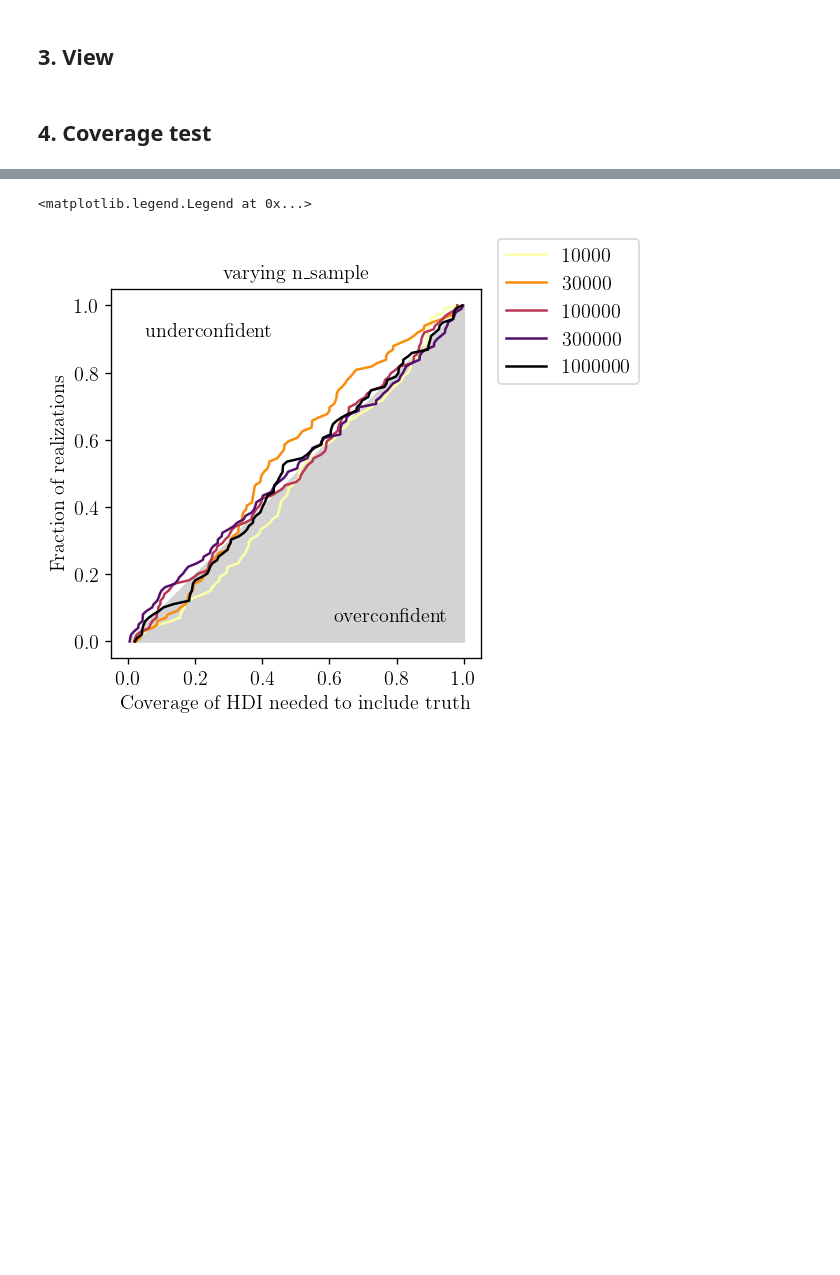
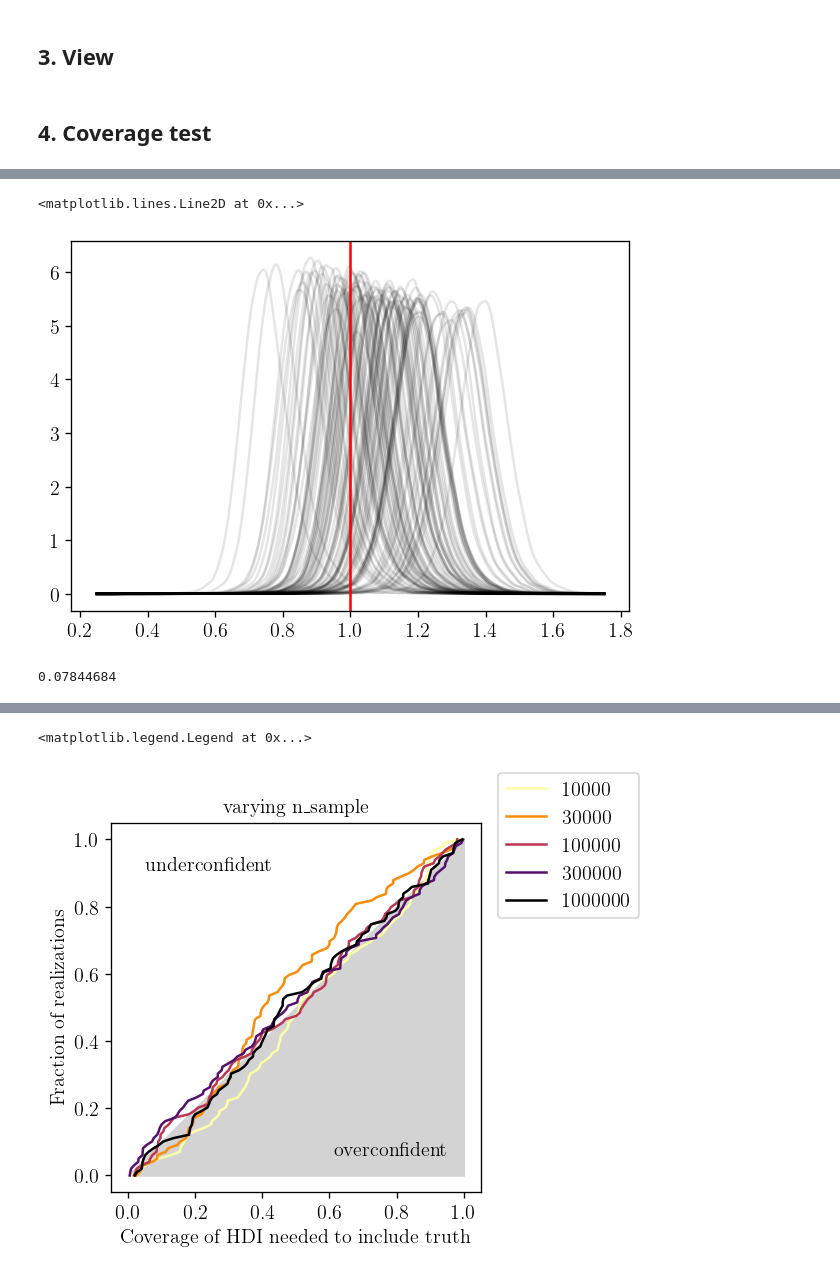
Before and after one commit to smsharma/fermi-prob-prog, a Jupyter notebook: notebooks/12_poissonian_simulations.ipynb, the cells around one changed output, grey strips where cells are left out. Saved outputs shown, nothing was run; the diff lists cells and outputs as text; code cells hidden in the pictures; blank space fills up the shorter version.

```diff
--- a/notebooks/12_poissonian_simulations.ipynb
+++ b/notebooks/12_poissonian_simulations.ipynb
@@ -225,0 +227,27 @@ axs[1].text(0.05, 0.95, 'underconfident', ha='left', va='top');
+# %%
+fig, ax = plt.subplots()
+
+sample_fns = [fn for fn in os.listdir(run_dir) if fn.startswith('sample')]
+
+for fn in tqdm(sample_fns):
+    sk = k if k != 'S_pib' else 'S_dif'
+    s = pickle.load(open(f"{run_dir}/{fn}", 'rb'))
+    samples = np.array(s[sk])
+    kde = stats.gaussian_kde(samples)
+    val_s = np.linspace(0.25, 1.75, 1000)
+    ax.plot(val_s, kde(val_s), color='k', alpha=0.1)
+ax.axvline(true_val, color='red')
+# %% [output]
+<matplotlib.lines.Line2D at 0x...>
+[figure, added]
+# %%
+sample_fns = [fn for fn in os.listdir(run_dir) if fn.startswith('sample')]
+std_s = []
+for fn in tqdm(sample_fns):
+    sk = k if k != 'S_pib' else 'S_dif'
+    s = pickle.load(open(f"{run_dir}/{fn}", 'rb'))
+    samples = np.array(s[sk])
+    std_s.append(np.std(samples))
+print(np.mean(std_s))
+# %% [output]
+0.07844684
```
Also changed, not shown: parts of 8 cells of this notebook.
